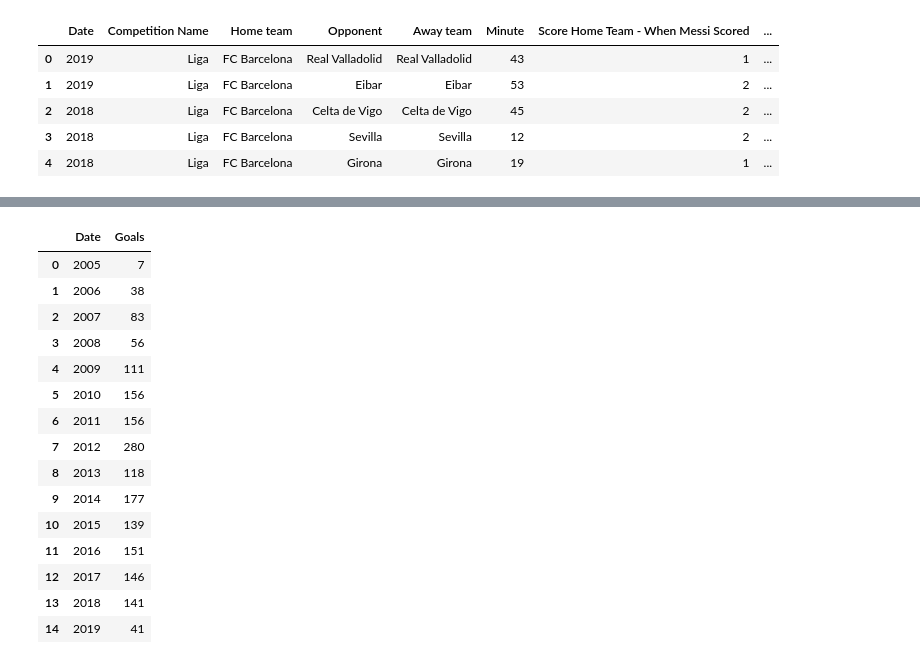
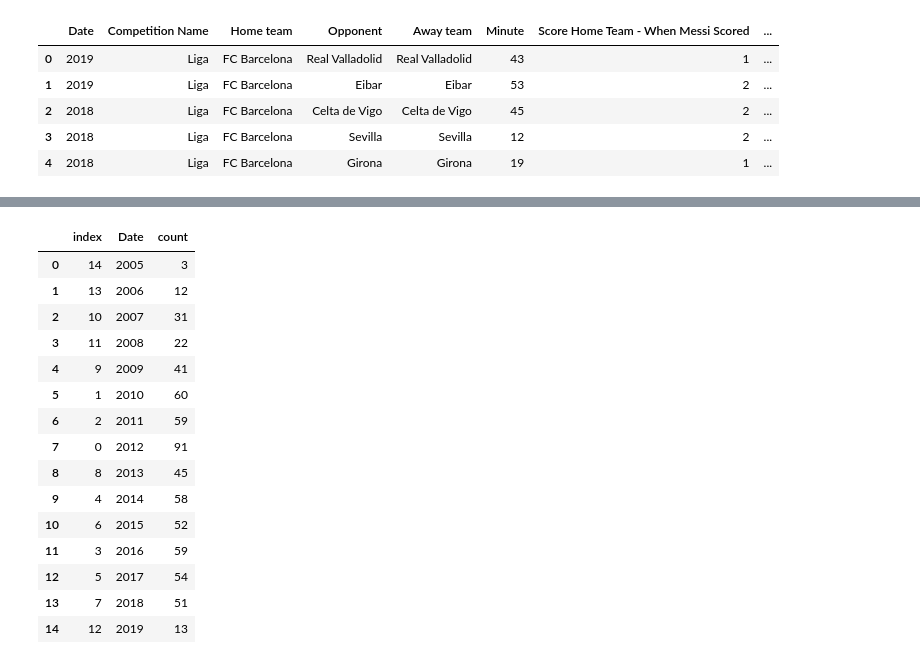
Before and after one commit to MahdiAhmadiKamal/PyLearn7-Data-Science, a Jupyter notebook: PyLearn7-Assignment40/Lionel Messi goals analysis/messi.ipynb, the cells around one changed output, grey strips where cells are left out. Drawn from its saved outputs; the diff is of its cells as text; code cells hidden in the pictures.

```diff
--- a/PyLearn7-Assignment40/Lionel Messi goals analysis/messi.ipynb
+++ b/PyLearn7-Assignment40/Lionel Messi goals analysis/messi.ipynb
@@ -119,22 +107,23 @@ data1.head()
-# %%
-data_goal = data1.groupby(['Date'])['Goals'].sum().reset_index()
-data_goal
-# %% [output]
-|  | Date | Goals |
-| 0 | 2005 | 7 |
-| 1 | 2006 | 38 |
-| 2 | 2007 | 83 |
-| 3 | 2008 | 56 |
-| 4 | 2009 | 111 |
-| 5 | 2010 | 156 |
-| 6 | 2011 | 156 |
-| 7 | 2012 | 280 |
-| 8 | 2013 | 118 |
-| 9 | 2014 | 177 |
-| 10 | 2015 | 139 |
-| 11 | 2016 | 151 |
-| 12 | 2017 | 146 |
-| 13 | 2018 | 141 |
-| 14 | 2019 | 41 |
+# %%
+df = data1.value_counts(['Date']).reset_index()
+df = df.sort_values(by= 'Date' , ascending=True).reset_index()
+df
+# %% [output]
+|  | index | Date | count |
+| 0 | 14 | 2005 | 3 |
+| 1 | 13 | 2006 | 12 |
+| 2 | 10 | 2007 | 31 |
+| 3 | 11 | 2008 | 22 |
+| 4 | 9 | 2009 | 41 |
+| 5 | 1 | 2010 | 60 |
+| 6 | 2 | 2011 | 59 |
+| 7 | 0 | 2012 | 91 |
+| 8 | 8 | 2013 | 45 |
+| 9 | 4 | 2014 | 58 |
+| 10 | 6 | 2015 | 52 |
+| 11 | 3 | 2016 | 59 |
+| 12 | 5 | 2017 | 54 |
+| 13 | 7 | 2018 | 51 |
+| 14 | 12 | 2019 | 13 |
 # %%
 plt.figure(figsize=(24, 8))
```
Also changed, not shown: parts of 9 cells of this notebook, 2 other files.
